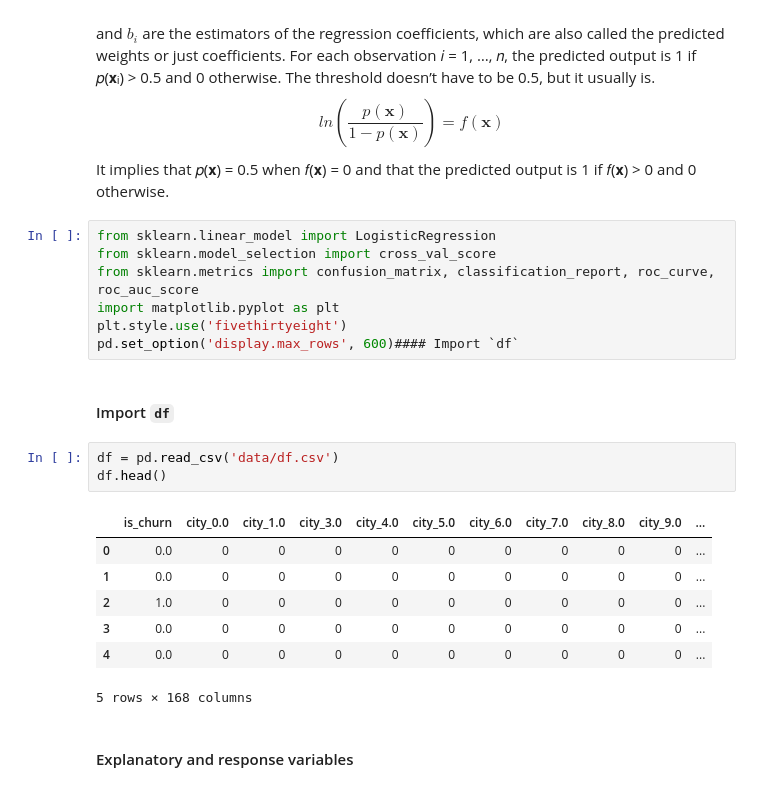
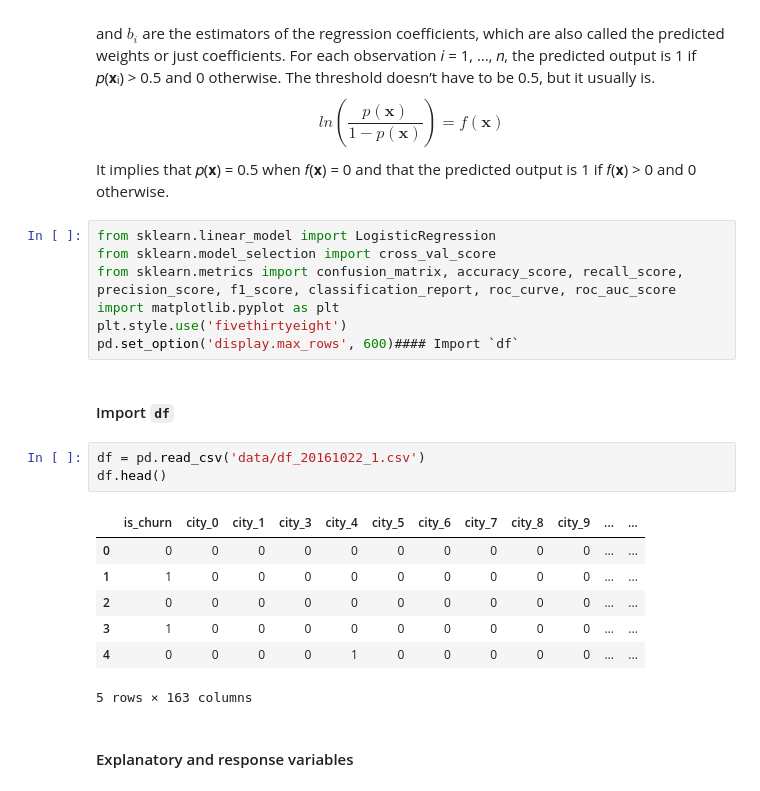
Before and after one commit to ysereda/Springboard, a Jupyter notebook: Capstone2_CustomerChurn.ipynb, the cells around one changed output. Saved outputs shown, nothing was run; the diff lists cells and outputs as text.

```diff
--- a/Capstone2_CustomerChurn.ipynb
+++ b/Capstone2_CustomerChurn.ipynb
@@ -1583,23 +1700,23 @@ It implies that 𝑝(𝐱) = 0.5 when 𝑓(𝐱) = 0 and that the predicted outp
 # %%
 from sklearn.linear_model import LogisticRegression
 from sklearn.model_selection import cross_val_score
-from sklearn.metrics import confusion_matrix, classification_report, roc_curve, roc_auc_score
+from sklearn.metrics import confusion_matrix, accuracy_score, recall_score, precision_score, f1_score, classification_report, roc_curve, roc_auc_score
 import matplotlib.pyplot as plt
 plt.style.use('fivethirtyeight')
 pd.set_option('display.max_rows', 600)#### Import `df`
 # %% [markdown]
 #### Import `df`
 # %%
-df = pd.read_csv('data/df.csv')
+df = pd.read_csv('data/df_20161022_1.csv')
 df.head()
 # %% [output]
-|  | is_churn | city_0.0 | city_1.0 | city_3.0 | city_4.0 | city_5.0 | city_6.0 | city_7.0 | city_8.0 | city_9.0 | ... |
-| 0 | 0.0 | 0 | 0 | 0 | 0 | 0 | 0 | 0 | 0 | 0 | ... |
-| 1 | 0.0 | 0 | 0 | 0 | 0 | 0 | 0 | 0 | 0 | 0 | ... |
-| 2 | 1.0 | 0 | 0 | 0 | 0 | 0 | 0 | 0 | 0 | 0 | ... |
-| 3 | 0.0 | 0 | 0 | 0 | 0 | 0 | 0 | 0 | 0 | 0 | ... |
-| 4 | 0.0 | 0 | 0 | 0 | 0 | 0 | 0 | 0 | 0 | 0 | ... |
+|  | is_churn | city_0 | city_1 | city_3 | city_4 | city_5 | city_6 | city_7 | city_8 | city_9 | ... | ... |
+| 0 | 0 | 0 | 0 | 0 | 0 | 0 | 0 | 0 | 0 | 0 | ... | ... |
+| 1 | 1 | 0 | 0 | 0 | 0 | 0 | 0 | 0 | 0 | 0 | ... | ... |
+| 2 | 0 | 0 | 0 | 0 | 0 | 0 | 0 | 0 | 0 | 0 | ... | ... |
+| 3 | 1 | 0 | 0 | 0 | 0 | 0 | 0 | 0 | 0 | 0 | ... | ... |
+| 4 | 0 | 0 | 0 | 0 | 1 | 0 | 0 | 0 | 0 | 0 | ... | ... |
-5 rows × 168 columns
+5 rows × 163 columns
 # %% [markdown]
 #### Explanatory and response variables
 # %%
```
Also changed, not shown: parts of 91 cells of this notebook, 3 other files.
